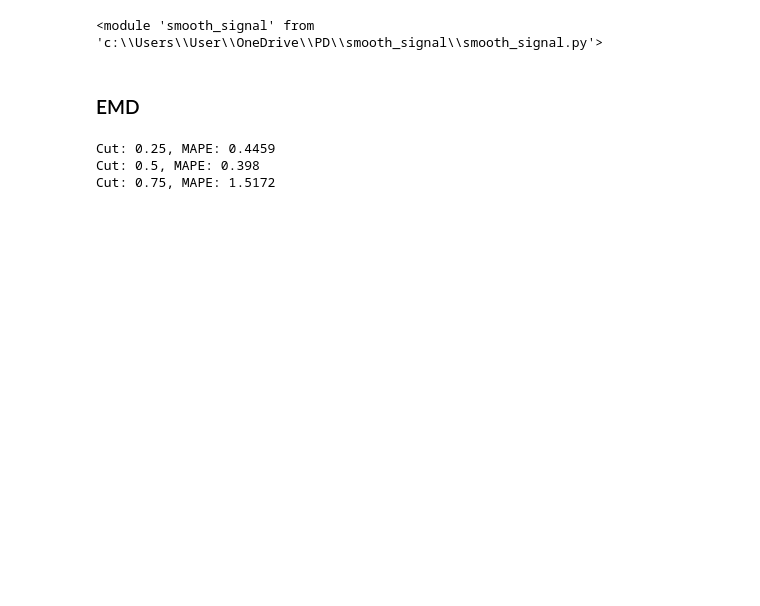
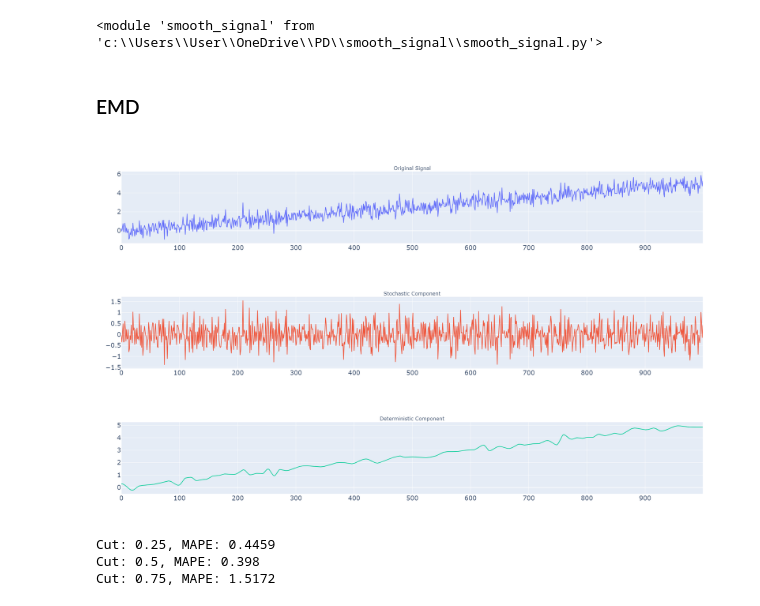
Before and after one commit to lebedevaale/smooth_signal, a Jupyter notebook: examples.ipynb, the cells around one changed output. Cells and saved outputs as stored; diff of their text form; code cells hidden in the pictures; blank space fills up the shorter version.

```diff
--- a/examples.ipynb
+++ b/examples.ipynb
@@ -23,6 +24,10 @@ time_series = trend + noise
 ### EMD
 # %%
 stochastic_component, deterministic_component = smooth_signal.emd_wrapper(time_series, t, plot_components = True)
+# %%
+Image(filename = 'examples_plots/emd.png')
+# %% [output]
+[figure, added]
 # %%
 stochastic_component, deterministic_component = smooth_signal.emd_wrapper(time_series, t, mape_max = 0.8, plot_components = True)
 # %% [output]
```
Also changed, not shown: parts of 5 cells of this notebook, 5 other files.
